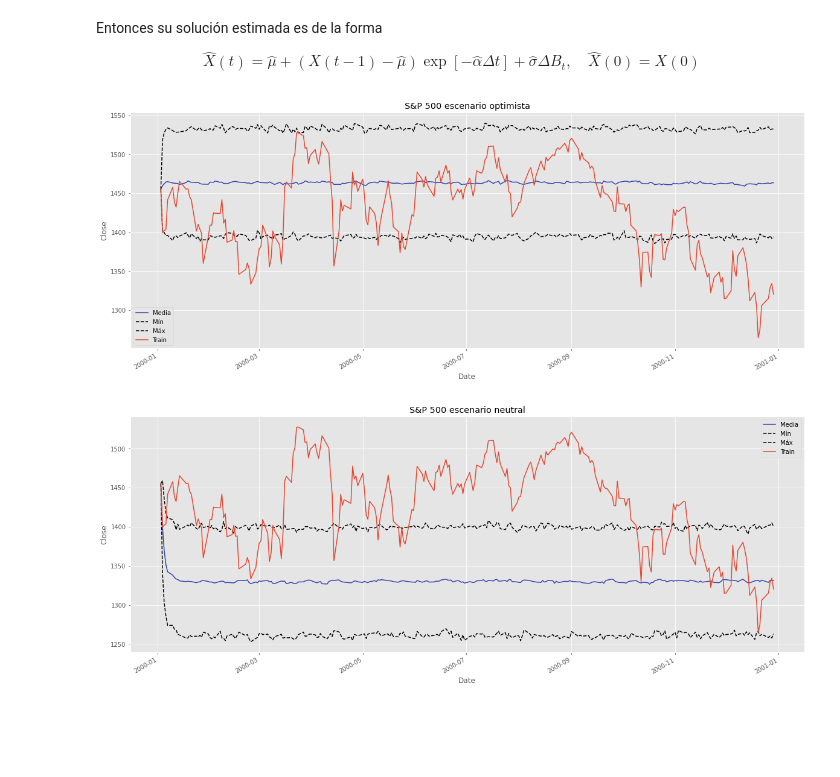
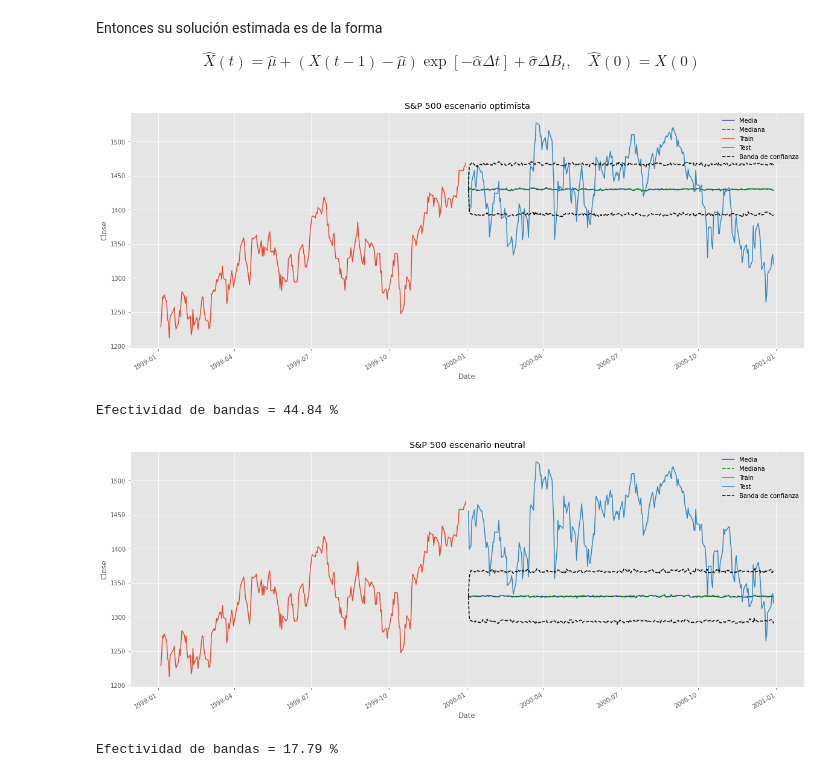
Before and after one commit to scardenol/proc_est2, a Jupyter notebook: P2.ipynb, the cells around one changed output. Cells and saved outputs as stored; diff of their text form; code cells hidden in the pictures; blank space fills up the shorter version.

```diff
--- a/P2.ipynb
+++ b/P2.ipynb
@@ -89,9 +88,9 @@ p = 252 # número de observaciones
 X = np.zeros((l,p))
 dt = 1/p # Delta de t de la solución discreta
 T = np.linspace(dt, 1, p) # Intervalo equiespaciado en [0,1]
-alpha = 0.5
+alpha = 150
 mu = 7
-sigma = 0.1
+sigma = 15
 X0 = mu-0.1 # Valor inicial
 
 plt.figure(figsize=(10,8))
@@ -100,7 +99,7 @@ for sim in range(l): # Ciclo de simulaciones
   for t in range(1, p): # Ciclo de observaciones
     dBt = np.sqrt(dt)*np.random.normal(0,1) # Delta de Bt de la sol. discreta
     # Solución numérica
-    X[sim, t] = mu + (X[sim, t-1] - mu)*np.exp(-alpha*dt) + sigma*dBt
+    X[sim, t] = mu + (X[sim, t-1] - mu)*np.exp(-alpha*dt) + sigma*np.exp(-alpha*dt)*dBt
   plt.plot(p*T, X[sim]);
 
 title = 'Simulación de ' + str(l) + r' trayectorias con $\alpha$ = ' + str(alpha) + ', $\mu$ =' + str(mu) + ', $\sigma$ = ' + str(sigma)
@@ -454,37 +453,49 @@ X_hat1 = pd.DataFrame(X_hat1)
 
 dt = 1/p # Delta de t de la solución discreta
 T = np.linspace(dt, 1, p) # Intervalo equiespaciado en [0,1]
-X0 = test[0]-0.1 # Valor inicial
+
 alpha = alpha_hat
-mu = mu_hat*1.1
+mu = mu_hat*1.075
 sigma = sigma_hat
+
+X0 = mu - 0.01 # Valor inicial
 
 for sim in range(l): # Ciclo de simulaciones
   X_hat1.iloc[sim,0] = X0
   for t in range(1, p): # Ciclo de observaciones
     dBt = np.sqrt(dt)*np.random.normal(0,1) # Delta de Bt de la sol. discreta
     # Solución numérica
-    X_hat1.iloc[sim, t] = mu + (X_hat1.iloc[sim, t-1] - mu)*np.exp(-alpha*dt) + sigma*dBt
-  X_hat_serie1 = pd.Series(X_hat1.iloc[sim, :].values, index=test.index)
+    X_hat1.iloc[sim, t] = mu + (X_hat1.iloc[sim, t-1] - mu)*np.exp(-alpha*dt) + sigma*np.exp(-alpha*dt)*dBt
 # %%
 # Visualizar
 
 fig1 = plt.figure(figsize=(20,8))
 
-X_hat_mean = pd.Series(X_hat1.mean(axis=0).values, index=test.index)
-X_hat_mean.plot(color='#3743ad');
-X_hat_min = pd.Series(X_hat1.quantile(q=0.95, axis=0).values, index=test.index)
-X_hat_min.plot(style='--', color='black');
-X_hat_max = pd.Series(X_hat1.quantile(q=0.05, axis=0).values, index=test.index)
-X_hat_max.plot(style='--', color='black');
+X_hat_mean1 = pd.Series(X_hat1.mean(axis=0).values, index=test.index)
+X_hat_mean1.plot(color='#3743ad');
+X_hat_median1 = pd.Series(X_hat1.quantile(q=0.5, axis=0).values, index=test.index)
+X_hat_median1.plot(style='--', color='green');
 
+train.plot()
 test.plot(title= name + ' escenario optimista');
 
+# Bandas de confianza
+X_hat_hi1 = pd.Series(X_hat1.quantile(q=0.95, axis=0).values, index=test.index)
+X_hat_hi1.plot(style='--', color='black');
+X_hat_lo1 = pd.Series(X_hat1.quantile(q=0.05, axis=0).values, index=test.index)
+X_hat_lo1.plot(style='--', color='black');
+
 plt.ylabel('Close');
-
-plt.legend(['Media','Mín','Máx', 'Train','Test']);
+plt.legend(['Media', 'Mediana', 'Train','Test', 'Banda de confianza']);
 # %% [output]
-[figure, old version]
+[figure, new version]
+# %%
+# Eficiencia de las bandas
+band_ef1 = (X_hat_lo1 <= test) & (test <= X_hat_hi1)
+band_ef1 = (band_ef1.sum()/p)*100
+print('Efectividad de bandas = ' + str(round(band_ef1, 2)) + ' %')
+# %% [output]
+Efectividad de bandas = 44.84 %
 # %%
 # Escenario neutral
 # EDEL en Sentido Estricto con Nivel de Tendencia Constante
@@ -497,37 +508,49 @@ X_hat2 = pd.DataFrame(X_hat1)
 
 dt = 1/p # Delta de t de la solución discreta
 T = np.linspace(dt, 1, p) # Intervalo equiespaciado en [0,1]
-X0 = test[0]-0.1 # Valor inicial
+
 alpha = alpha_hat
 mu = mu_hat
 sigma = sigma_hat
+
+X0 = mu - 0.1 # Valor inicial
 
 for sim in range(l): # Ciclo de simulaciones
   X_hat2.iloc[sim,0] = X0
   for t in range(1, p): # Ciclo de observaciones
     dBt = np.sqrt(dt)*np.random.normal(0,1) # Delta de Bt de la sol. discreta
     # Solución numérica
-    X_hat2.iloc[sim, t] = mu + (X_hat2.iloc[sim, t-1] - mu)*np.exp(-alpha*dt) + sigma*dBt
-  X_hat_serie2 = pd.Series(X_hat2.iloc[sim, :].values, index=test.index)
+    X_hat2.iloc[sim, t] = mu + (X_hat2.iloc[sim, t-1] - mu)*np.exp(-alpha*dt) + sigma*np.exp(-alpha*dt)*dBt
 # %%
 # Visualizar
 
 fig2 = plt.figure(figsize=(20,8))
 
-X_hat_mean = pd.Series(X_hat2.mean(axis=0).values, index=test.index)
-X_hat_mean.plot(title=name, color='#3743ad');
-X_hat_min = pd.Series(X_hat2.quantile(q=0.95, axis=0).values, index=test.index)
-X_hat_min.plot(style='--', color='black');
-X_hat_max = pd.Series(X_hat2.quantile(q=0.05, axis=0).values, index=test.index)
-X_hat_max.plot(style='--', color='black');
+X_hat_mean2 = pd.Series(X_hat2.mean(axis=0).values, index=test.index)
+X_hat_mean2.plot(color='#3743ad');
+X_hat_median2 = pd.Series(X_hat2.quantile(q=0.5, axis=0).values, index=test.index)
+X_hat_median2.plot(style='--', color='green');
 
+train.plot()
 test.plot(title= name + ' escenario neutral');
 
+# Bandas de confianza
+X_hat_hi2 = pd.Series(X_hat2.quantile(q=0.95, axis=0).values, index=test.index)
+X_hat_hi2.plot(style='--', color='black');
+X_hat_lo2 = pd.Series(X_hat2.quantile(q=0.05, axis=0).values, index=test.index)
+X_hat_lo2.plot(style='--', color='black');
+
 plt.ylabel('Close');
-
-plt.legend(['Media','Mín','Máx', 'Train','Test']);
+plt.legend(['Media', 'Mediana', 'Train','Test', 'Banda de confianza']);
 # %% [output]
-[figure, old version]
+[figure, new version]
+# %%
+# Eficiencia de las bandas
+band_ef2 = (X_hat_lo2 <= test) & (test <= X_hat_hi2)
+band_ef2 = (band_ef1.sum()/p)*100
+print('Efectividad de bandas = ' + str(round(band_ef2, 2)) + ' %')
+# %% [output]
+Efectividad de bandas = 17.79 %
 # %%
 # Escenario pesimista
 # EDEL en Sentido Estricto con Nivel de Tendencia Constante
```
Also changed, not shown: parts of 18 cells of this notebook.
